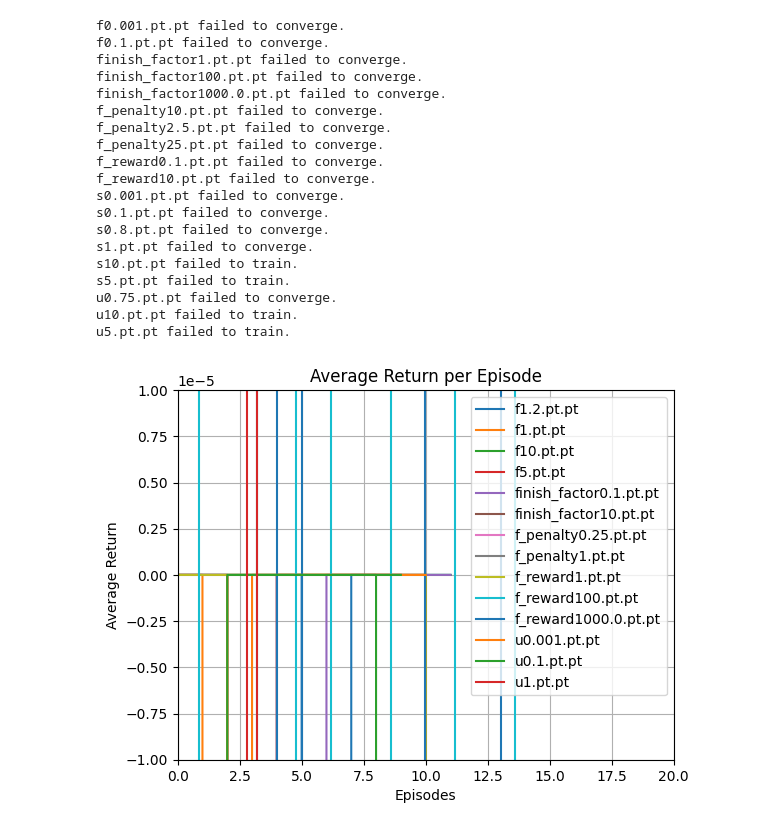
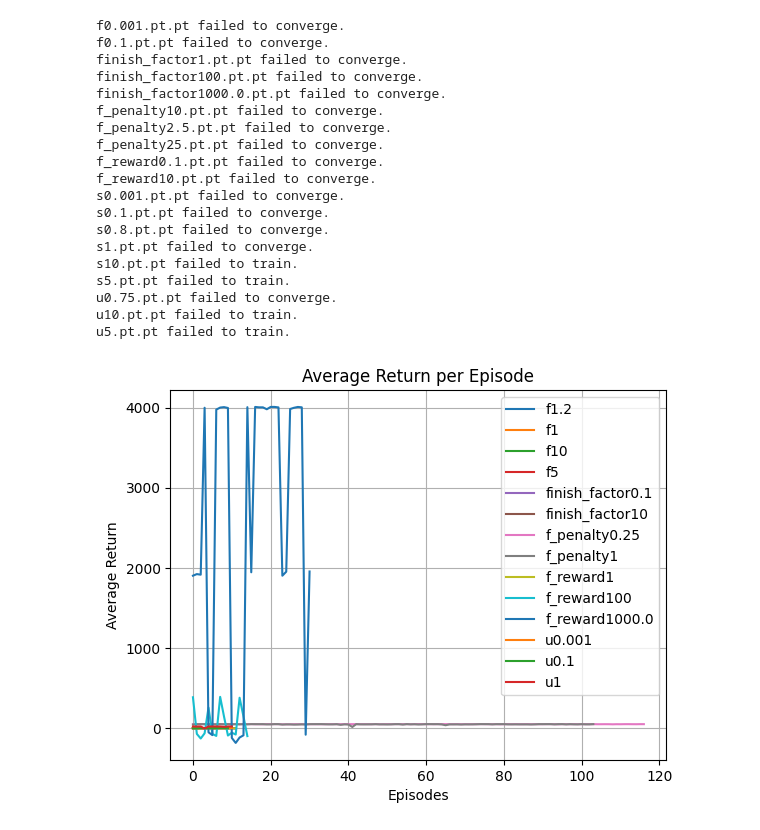
Before and after one commit to nathansmith1126/temporal_RLHF, a Jupyter notebook: search_results/display_results.ipynb, the cells around one changed output. Drawn from its saved outputs; the diff is of its cells as text; code cells hidden in the pictures.

```diff
--- a/search_results/display_results.ipynb
+++ b/search_results/display_results.ipynb
@@ -19,35 +19,35 @@ for filename in os.listdir(folder_path):
         if set(data["return_per_episode"]) == {0}:
             print(f"{filename} failed to converge.")  # If no reward given.
         else:
-            plt.plot(data["return_per_episode"], label=filename)
+            plt.plot(data["return_per_episode"], label=filename[0:-6])
 
 # Adjust plot settings and then display the plot.
 plt.xlabel("Episodes")
 plt.ylabel("Average Return")
 #plt.ylim(-1e-5, 1e-5)
 #plt.xlim(0, 20)
 plt.title("Average Return per Episode")
 plt.grid(True)
 plt.legend()
 plt.show()
 # %% [output]
 f0.001.pt.pt failed to converge.
 f0.1.pt.pt failed to converge.
 finish_factor1.pt.pt failed to converge.
 finish_factor100.pt.pt failed to converge.
 finish_factor1000.0.pt.pt failed to converge.
 f_penalty10.pt.pt failed to converge.
 f_penalty2.5.pt.pt failed to converge.
 f_penalty25.pt.pt failed to converge.
 f_reward0.1.pt.pt failed to converge.
 f_reward10.pt.pt failed to converge.
 s0.001.pt.pt failed to converge.
 s0.1.pt.pt failed to converge.
 s0.8.pt.pt failed to converge.
 s1.pt.pt failed to converge.
 s10.pt.pt failed to train.
 s5.pt.pt failed to train.
 u0.75.pt.pt failed to converge.
 u10.pt.pt failed to train.
 u5.pt.pt failed to train.
-[figure, old version]
+[figure, new version]
```
